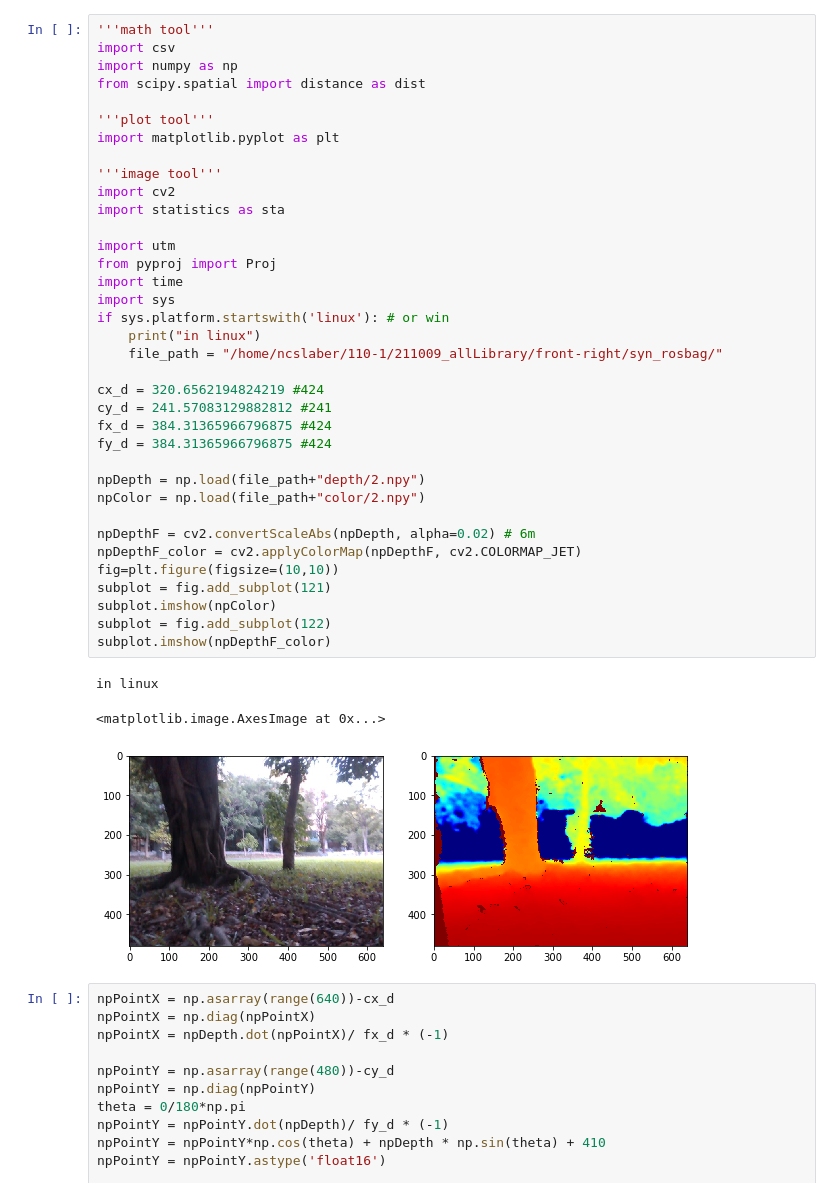
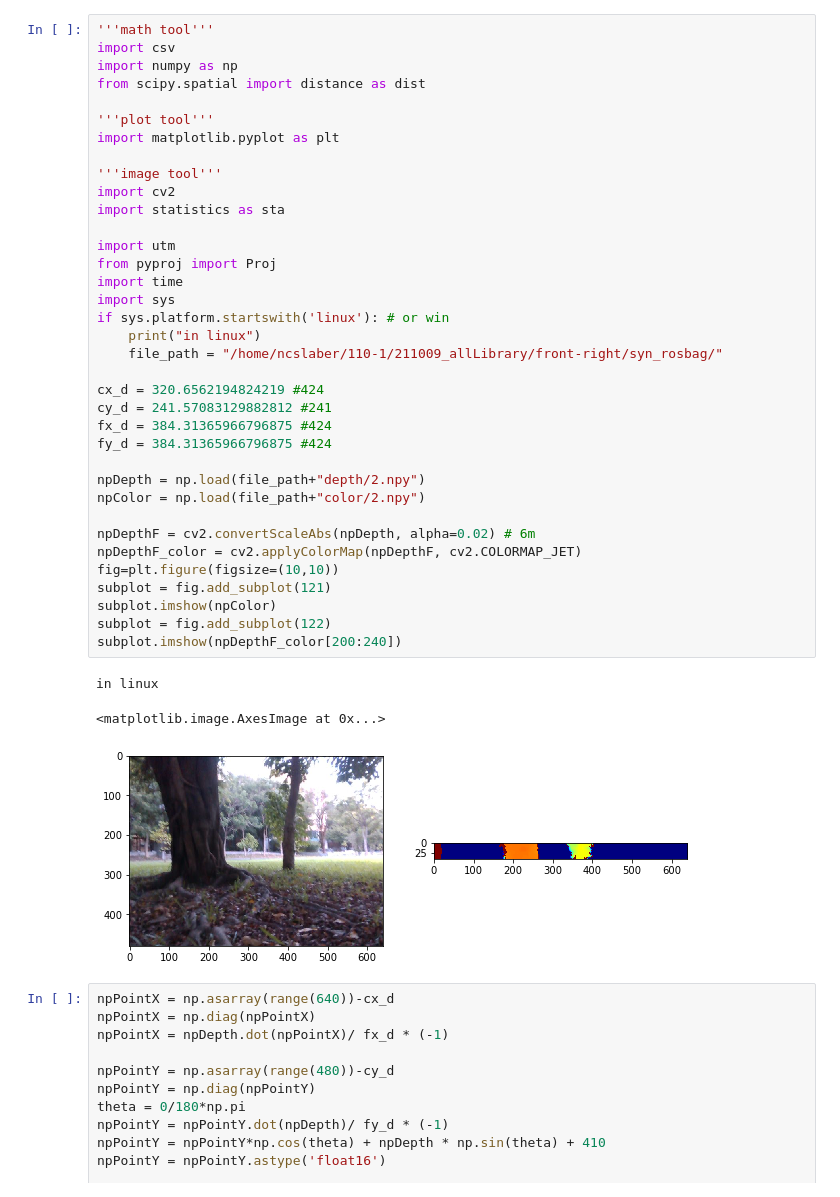
Before and after one commit to Chen-Yu-Qiang/mapping_explorer, a Jupyter notebook: jupyterNotebook/Untitled.ipynb, the cells around one changed output. Saved outputs shown, nothing was run; the diff lists cells and outputs as text.

```diff
--- a/jupyterNotebook/Untitled.ipynb
+++ b/jupyterNotebook/Untitled.ipynb
@@ -9,35 +9,35 @@ import matplotlib.pyplot as plt
 
 '''image tool'''
 import cv2
 import statistics as sta
 
 import utm
 from pyproj import Proj
 import time
 import sys
 if sys.platform.startswith('linux'): # or win
     print("in linux")
     file_path = "/home/ncslaber/110-1/211009_allLibrary/front-right/syn_rosbag/"
 
 cx_d = 320.6562194824219 #424
 cy_d = 241.57083129882812 #241
 fx_d = 384.31365966796875 #424
 fy_d = 384.31365966796875 #424
 
 npDepth = np.load(file_path+"depth/2.npy")
 npColor = np.load(file_path+"color/2.npy")
 
 npDepthF = cv2.convertScaleAbs(npDepth, alpha=0.02) # 6m
 npDepthF_color = cv2.applyColorMap(npDepthF, cv2.COLORMAP_JET)
 fig=plt.figure(figsize=(10,10))
 subplot = fig.add_subplot(121)
 subplot.imshow(npColor)
 subplot = fig.add_subplot(122)
-subplot.imshow(npDepthF_color)
+subplot.imshow(npDepthF_color[200:240])
 # %% [output]
 in linux
 <matplotlib.image.AxesImage at 0x...>
-[figure, old version]
+[figure, new version]
 # %%
 npPointX = np.asarray(range(640))-cx_d
 npPointX = np.diag(npPointX)
```
